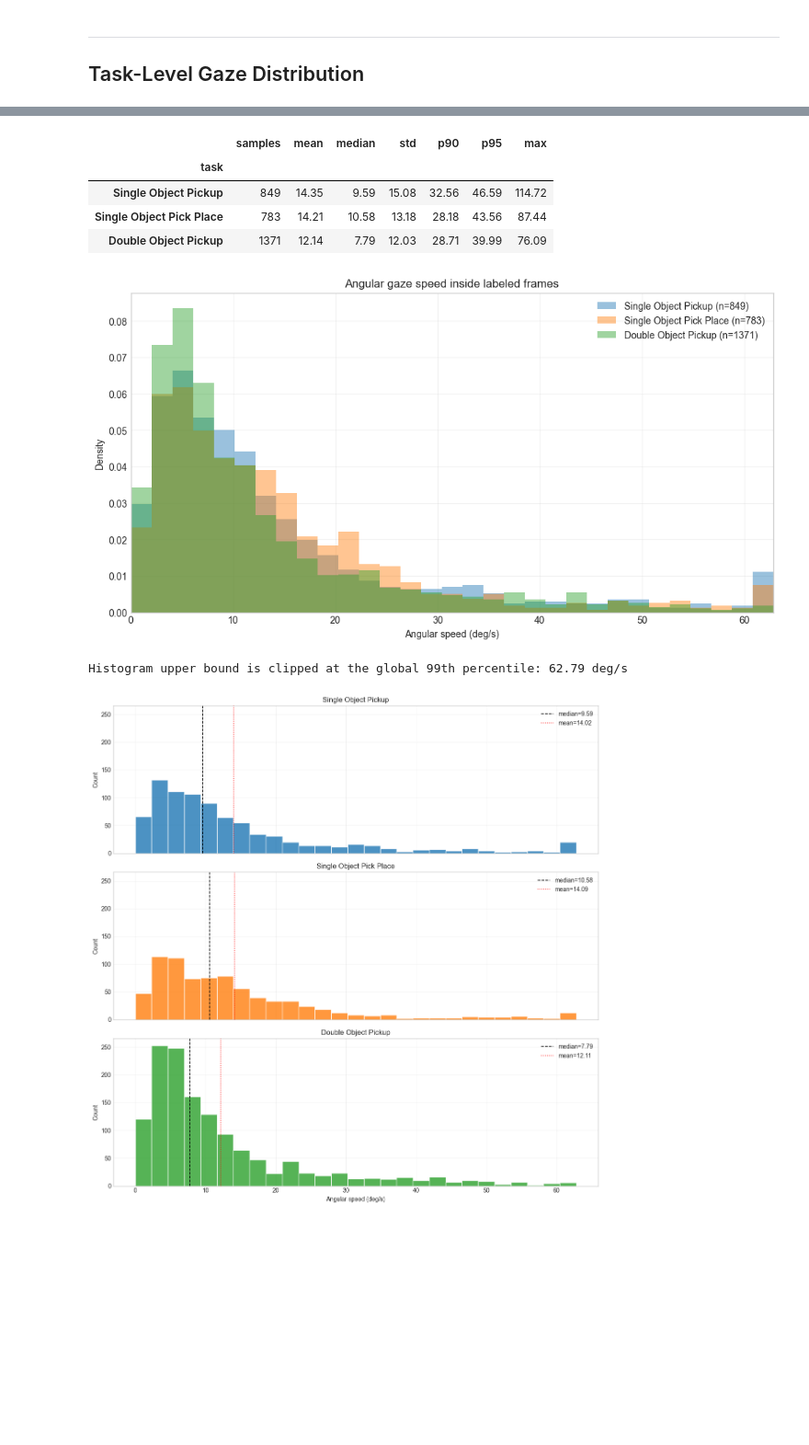
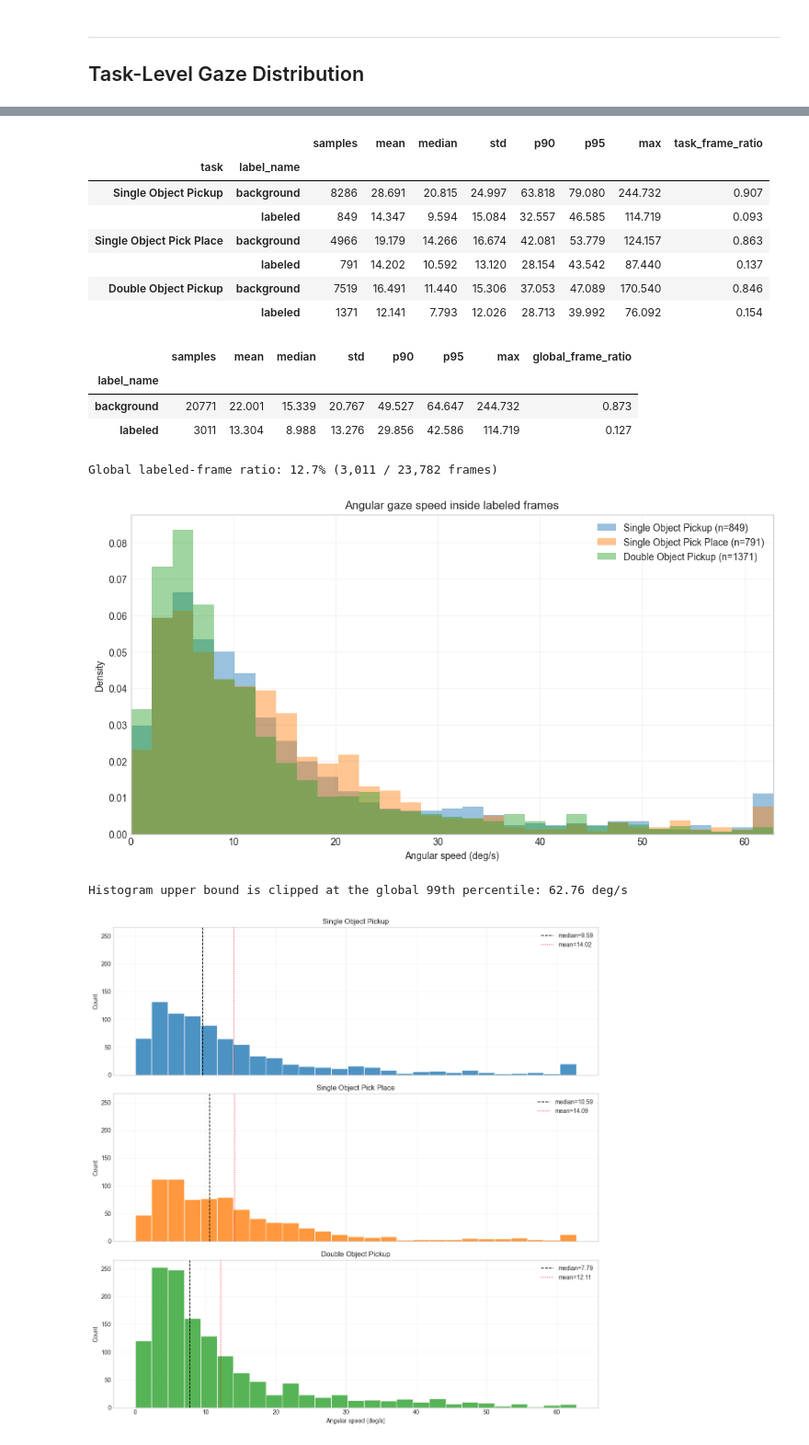
Before and after one commit to dgjun32/aria_keyframe_labeling, a Jupyter notebook: multiseg_eval_episode_compare.ipynb, the cells around one changed output, grey strips where cells are left out. Shown at 92% size. Drawn from its saved outputs; the diff is of its cells as text; code cells hidden in the pictures; blank space fills up the shorter version.

```diff
--- a/multiseg_eval_episode_compare.ipynb
+++ b/multiseg_eval_episode_compare.ipynb
@@ -286,7 +289,7 @@ for task_label, task_prefix in TASK_CONFIGS.items():
                 )
 
 frames_df = pd.concat(all_frames, ignore_index=True)
-frames_df["label_name"] = np.where(frames_df["label"] == 1, "labeled", "background")
+frames_df["label_name"] = np.where(frames_df["label"] > 0, "labeled", "background")
 episodes_df = pd.DataFrame(episode_rows)
 segment_df = pd.DataFrame(segment_rows)
 
@@ -332,29 +335,62 @@ display(multi_segment_summary)
 | 2 | Double Object Pickup | 1 | 73 |
 | 3 | Double Object Pickup | 2 | 72 |
 # %%
-labeled_df = frames_df[frames_df["label"] == 1].copy()
+labeled_df = frames_df[frames_df["label"] > 0].copy()
+background_df = frames_df[frames_df["label"] == 0].copy()
 
 task_speed_stats = (
-    labeled_df.groupby("task", sort=False)["angular_speed_deg_s"]
+    frames_df.groupby(["task", "label_name"], sort=False)
     .agg(
-        samples="count",
-        mean="mean",
-        median="median",
-        std="std",
-        p90=lambda series: series.quantile(0.90),
-        p95=lambda series: series.quantile(0.95),
-        max="max",
+        samples=("angular_speed_deg_s", "count"),
+        mean=("angular_speed_deg_s", "mean"),
+        median=("angular_speed_deg_s", "median"),
+        std=("angular_speed_deg_s", "std"),
+        p90=("angular_speed_deg_s", lambda series: series.quantile(0.90)),
+        p95=("angular_speed_deg_s", lambda series: series.quantile(0.95)),
+        max=("angular_speed_deg_s", "max"),
     )
-    .round(2)
+    .reset_index()
 )
+task_totals = task_speed_stats.groupby("task")["samples"].transform("sum")
+task_speed_stats["task_frame_ratio"] = task_speed_stats["samples"] / task_totals
+task_speed_stats = task_speed_stats.set_index(["task", "label_name"]).round(3)
+
+global_speed_stats = (
+    frames_df.groupby("label_name", sort=False)
+    .agg(
+        samples=("angular_speed_deg_s", "count"),
+        mean=("angular_speed_deg_s", "mean"),
+        median=("angular_speed_deg_s", "median"),
+        std=("angular_speed_deg_s", "std"),
+        p90=("angular_speed_deg_s", lambda series: series.quantile(0.90)),
+        p95=("angular_speed_deg_s", lambda series: series.quantile(0.95)),
+        max=("angular_speed_deg_s", "max"),
+    )
+)
+global_speed_stats["global_frame_ratio"] = global_speed_stats["samples"] / global_speed_stats["samples"].sum()
+global_speed_stats = global_speed_stats.round(3)
 
 display(task_speed_stats)
+display(global_speed_stats)
+
+print(
+    f"Global labeled-frame ratio: {(frames_df['label'] > 0).mean():.1%} "
+    f"({(frames_df['label'] > 0).sum():,} / {len(frames_df):,} frames)"
+)
 # %% [output]
-|  | samples | mean | median | std | p90 | p95 | max |
-| task |  |  |  |  |  |  |  |
-| Single Object Pickup | 849 | 14.35 | 9.59 | 15.08 | 32.56 | 46.59 | 114.72 |
-| Single Object Pick Place | 783 | 14.21 | 10.58 | 13.18 | 28.18 | 43.56 | 87.44 |
-| Double Object Pickup | 1371 | 12.14 | 7.79 | 12.03 | 28.71 | 39.99 | 76.09 |
+|  |  | samples | mean | median | std | p90 | p95 | max | task_frame_ratio |
+| task | label_name |  |  |  |  |  |  |  |  |
+| Single Object Pickup | background | 8286 | 28.691 | 20.815 | 24.997 | 63.818 | 79.080 | 244.732 | 0.907 |
+|  | labeled | 849 | 14.347 | 9.594 | 15.084 | 32.557 | 46.585 | 114.719 | 0.093 |
+| Single Object Pick Place | background | 4966 | 19.179 | 14.266 | 16.674 | 42.081 | 53.779 | 124.157 | 0.863 |
+|  | labeled | 791 | 14.202 | 10.592 | 13.120 | 28.154 | 43.542 | 87.440 | 0.137 |
+| Double Object Pickup | background | 7519 | 16.491 | 11.440 | 15.306 | 37.053 | 47.089 | 170.540 | 0.846 |
+|  | labeled | 1371 | 12.141 | 7.793 | 12.026 | 28.713 | 39.992 | 76.092 | 0.154 |
+|  | samples | mean | median | std | p90 | p95 | max | global_frame_ratio |
+| label_name |  |  |  |  |  |  |  |  |
+| background | 20771 | 22.001 | 15.339 | 20.767 | 49.527 | 64.647 | 244.732 | 0.873 |
+| labeled | 3011 | 13.304 | 8.988 | 13.276 | 29.856 | 42.586 | 114.719 | 0.127 |
+Global labeled-frame ratio: 12.7% (3,011 / 23,782 frames)
 # %%
 hist_max = float(labeled_df["angular_speed_deg_s"].quantile(0.99))
 bins = np.linspace(0.0, hist_max, 32)
@@ -385,7 +421,7 @@ plt.show()
 print(f"Histogram upper bound is clipped at the global 99th percentile: {hist_max:.2f} deg/s")
 # %% [output]
 [figure]
-Histogram upper bound is clipped at the global 99th percentile: 62.79 deg/s
+Histogram upper bound is clipped at the global 99th percentile: 62.76 deg/s
 # %%
 hist_max = float(labeled_df["angular_speed_deg_s"].quantile(0.99))
 bins = np.linspace(0.0, hist_max, 28)
```
Also changed, not shown: parts of 19 cells of this notebook, 20 other files.
